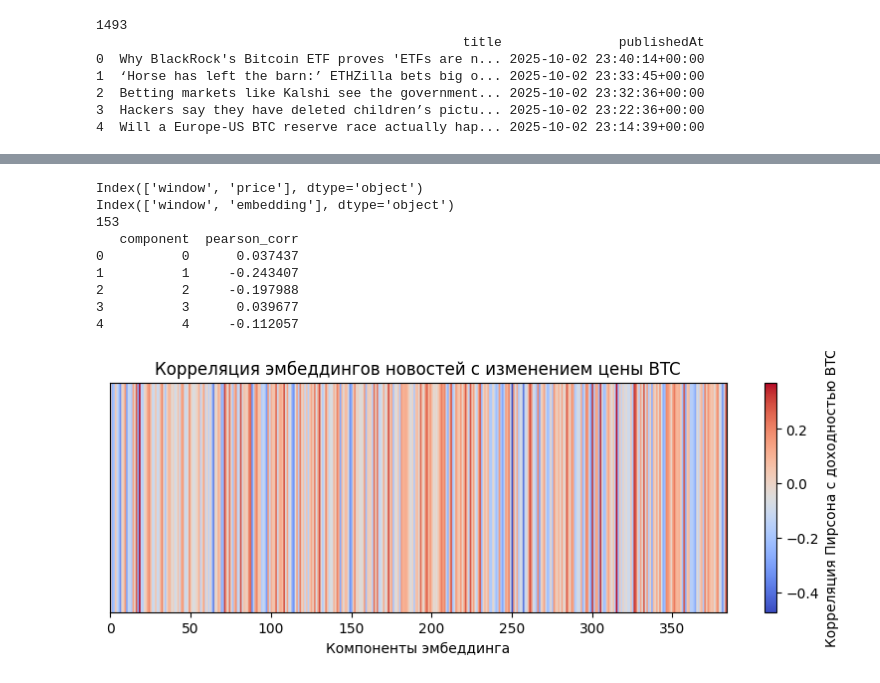
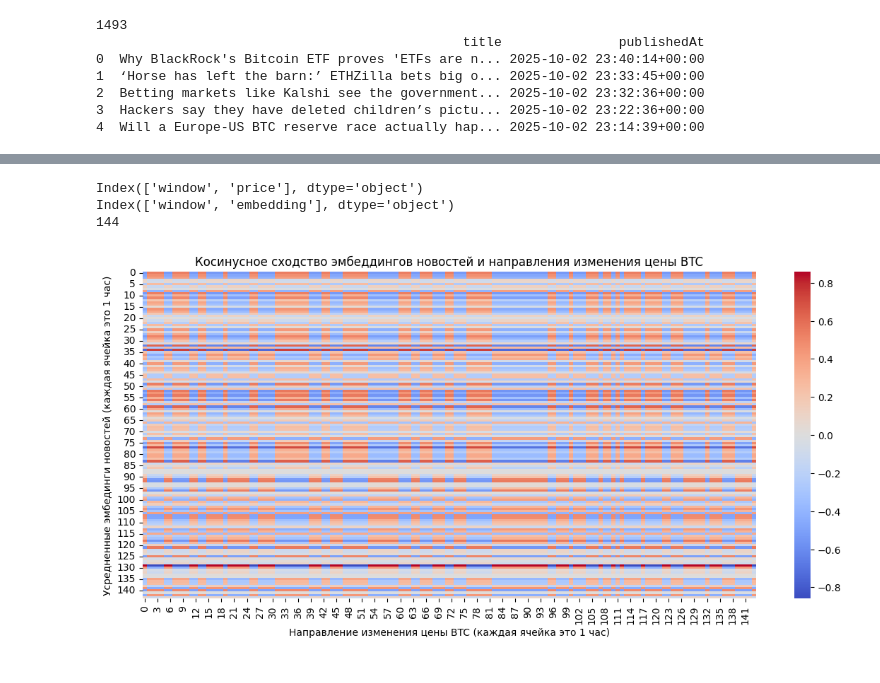
Before and after one commit to marina-popova11/MediaImpactOnCryptoPrices, a Jupyter notebook: take_api/heat_map.ipynb, the cells around one changed output, grey strips where cells are left out. Drawn from its saved outputs; the diff is of its cells as text; code cells hidden in the pictures.

```diff
--- a/take_api/heat_map.ipynb
+++ b/take_api/heat_map.ipynb
@@ -106,36 +106,45 @@ Index(['window', 'embedding'], dtype='object')
 4 2025-10-02 19:00:00+00:00  [-0.020431414, 0.0043695187, -0.019274043, 0.0...
 # %%
 from sklearn.preprocessing import StandardScaler
+from sklearn.decomposition import PCA
+from sklearn.metrics.pairwise import cosine_similarity
 from scipy.stats import pearsonr
+import seaborn as sns
 
 btc.columns = [col[0] if isinstance(col, tuple) else col for col in btc.columns]
 btc = btc.rename(columns={"Datetime": "window", "Close": "price"})
 print(btc.columns)
 print(emb_df.columns)
 
 data = pd.merge(emb_df, btc, on="window", how="inner")
 print(len(data))
 X = np.vstack(data["embedding"])
 Y = data[["price"]].values
 X = StandardScaler().fit_transform(X)
 Y = StandardScaler().fit_transform(Y.reshape(-1, 1)).ravel()
 
-corrs = np.array([pearsonr(X[:, i], Y)[0] for i in range(X.shape[1])])
-corr_df = pd.DataFrame({
-    "component": np.arange(len(corrs)),
-    "pearson_corr": corrs
-})
-print(corr_df.head())
+price_gradient = np.gradient(Y)
+pca = PCA(n_components=10)
+X_reduced = pca.fit_transform(X)
+
+price_vec = price_gradient.reshape(-1, 1)
+price_vec = np.tile(price_vec, (1, 10))
+
+similarity = cosine_similarity(X_reduced, price_vec)
+
+import matplotlib.pyplot as plt
+
+plt.figure(figsize=(14, 6))
+sns.heatmap(similarity, cmap="coolwarm", center=0)
+plt.title("Косинусное сходство эмбеддингов новостей и направления изменения цены BTC")
+plt.xlabel("Направление изменения цены BTC (каждая ячейка это 1 час)")
+plt.ylabel("Усредненные эмбединги новостей (каждая ячейка это 1 час)")
+plt.show()
 # %% [output]
 Index(['window', 'price'], dtype='object')
 Index(['window', 'embedding'], dtype='object')
-153
-   component  pearson_corr
-0          0      0.037437
-1          1     -0.243407
-2          2     -0.197988
-3          3      0.039677
-4          4     -0.112057
+144
+[figure, added]
 # %%
 import matplotlib.pyplot as plt
 plt.figure(figsize=(10, 3))
@@ -145,5 +154,3 @@ plt.yticks([])
 plt.xlabel("Компоненты эмбеддинга")
 plt.title("Корреляция эмбеддингов новостей с изменением цены BTC")
 plt.show()
-# %% [output]
-[figure, removed]
```
Also changed, not shown: parts of 1 cell of this notebook.
